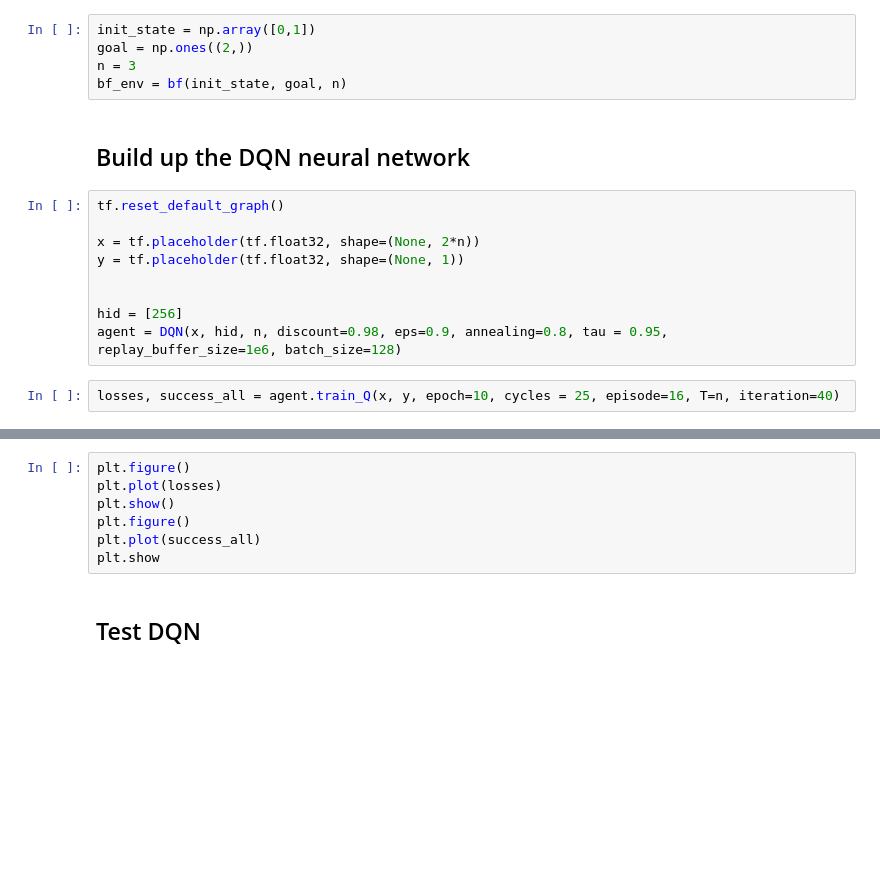
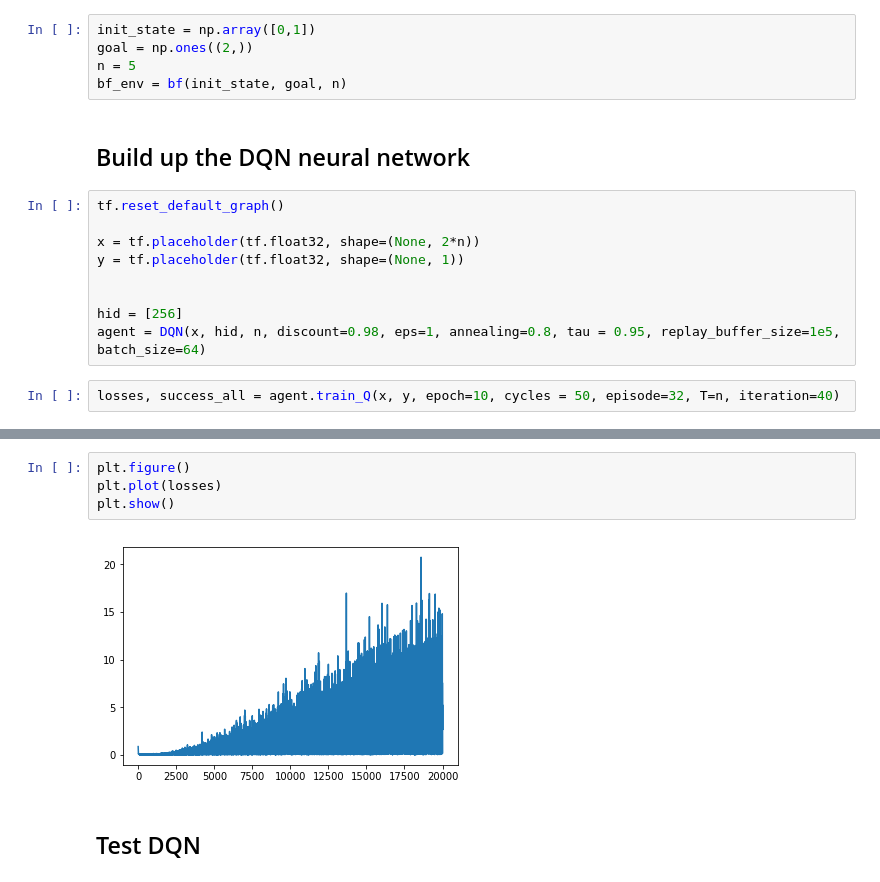
Before and after one commit to BingyuZhou/Hindsight, a Jupyter notebook: DQN/BitFlipping_DQN.ipynb, the cells around one changed output, grey strips where cells are left out. Cells and saved outputs as stored; diff of their text form; blank space fills up the shorter version.

```diff
--- a/DQN/BitFlipping_DQN.ipynb
+++ b/DQN/BitFlipping_DQN.ipynb
@@ -24,7 +24,7 @@ plt.rcParams['figure.figsize'] = [15, 20]
 # %%
 init_state = np.array([0,1])
 goal = np.ones((2,))
-n = 3
+n = 5
 bf_env = bf(init_state, goal, n)
 # %% [markdown]
 ## Build up the DQN neural network
@@ -36,7 +36,7 @@ y = tf.placeholder(tf.float32, shape=(None, 1))
 
 
 hid = [256]
-agent = DQN(x, hid, n, discount=0.98, eps=0.9, annealing=0.8, tau = 0.95, replay_buffer_size=1e6, batch_size=128)
+agent = DQN(x, hid, n, discount=0.98, eps=1, annealing=0.8, tau = 0.95, replay_buffer_size=1e5, batch_size=64)
 # %%
-losses, success_all = agent.train_Q(x, y, epoch=10, cycles = 25, episode=16, T=n, iteration=40)
+losses, success_all = agent.train_Q(x, y, epoch=10, cycles = 50, episode=32, T=n, iteration=40)
 # %% [output]
@@ -60,10 +60,9 @@ Epoch 9 Cycle 22 Episode 15: loss is 2.96
 # %%
 plt.figure()
 plt.plot(losses)
 plt.show()
-plt.figure()
-plt.plot(success_all)
-plt.show
+# %% [output]
+[figure, added]
 # %% [markdown]
 ## Test DQN
 # %%
```
Also changed, not shown: parts of 4 cells of this notebook, 1 other file.
